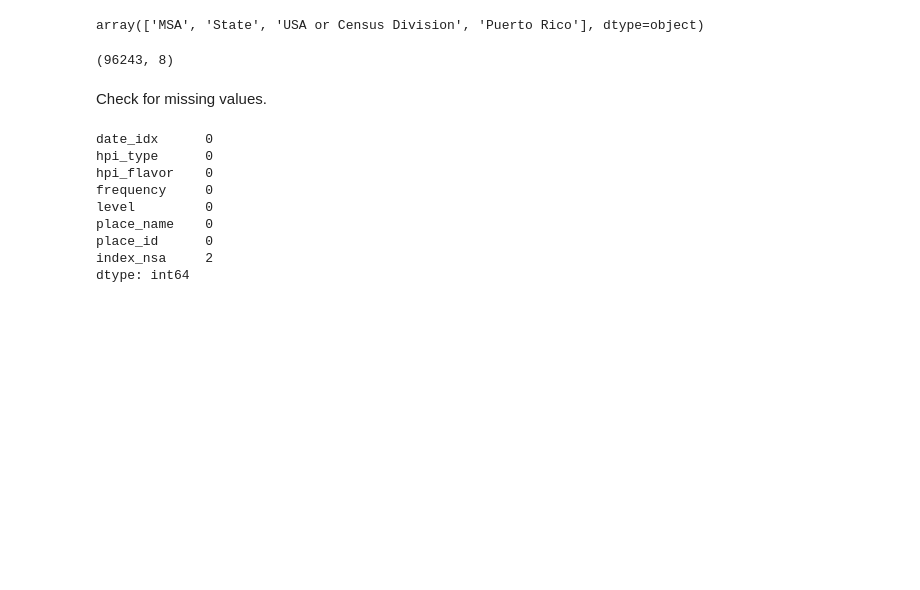
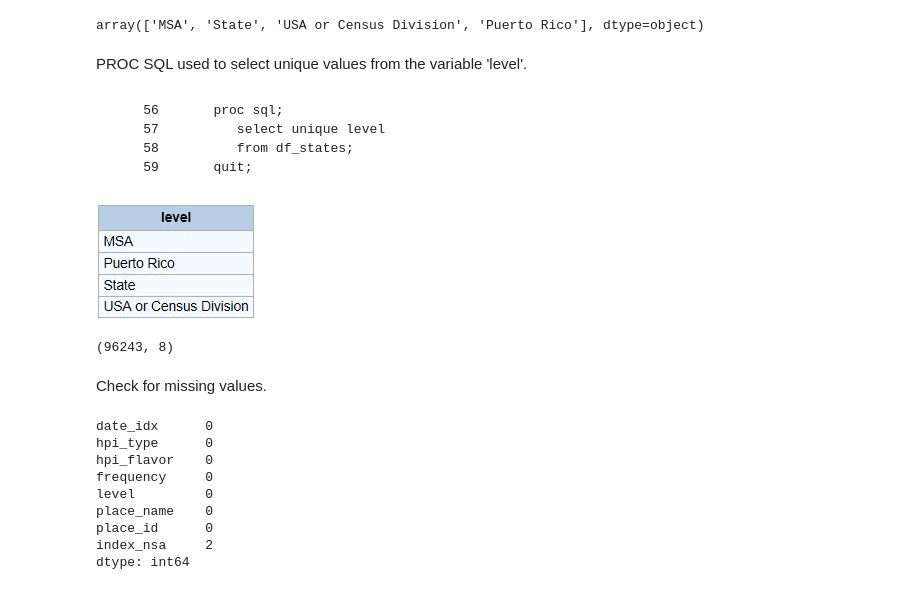
Before and after one commit to RandyBetancourt/PythonForSASUsers, a Jupyter notebook: Chapter 09 -- Panda Time Series and Date Handling.ipynb, the cells around one changed output. Cells and saved outputs as stored; diff of their text form; code cells hidden in the pictures; blank space fills up the shorter version.

`````diff
--- a/Chapter 09 -- Panda Time Series and Date Handling.ipynb
+++ b/Chapter 09 -- Panda Time Series and Date Handling.ipynb
@@ -426,6 +381,19 @@ df_states.head()
 df_states.level.unique()
 # %% [output]
 array(['MSA', 'State', 'USA or Census Division', 'Puerto Rico'], dtype=object)
+# %% [markdown]
+PROC SQL used to select unique values from the variable 'level'.
+# %% [markdown]
+````
+    56       proc sql;
+    57          select unique level
+    58          from df_states;
+    59       quit;
+````
+# %%
+Image(filename='Anaconda3\\output\\level_unique_values.JPG')
+# %% [output]
+[figure, added]
 # %%
 df_states.shape
 # %% [output]
`````
Also changed, not shown: parts of 46 cells of this notebook, 3 other files.
